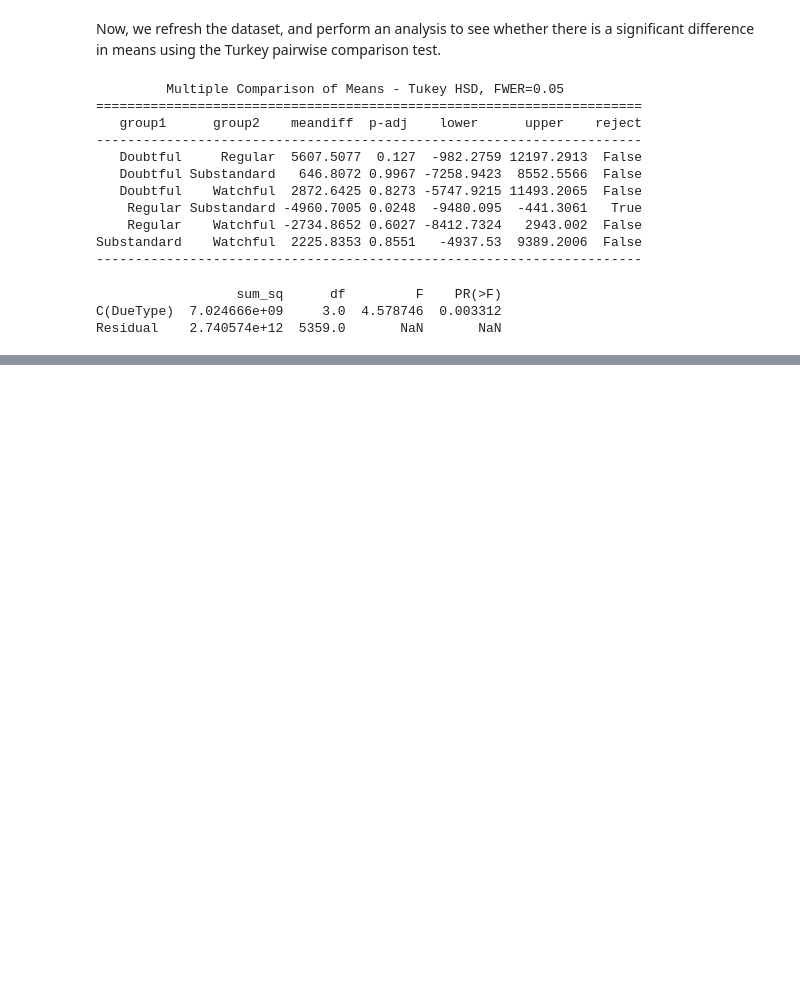
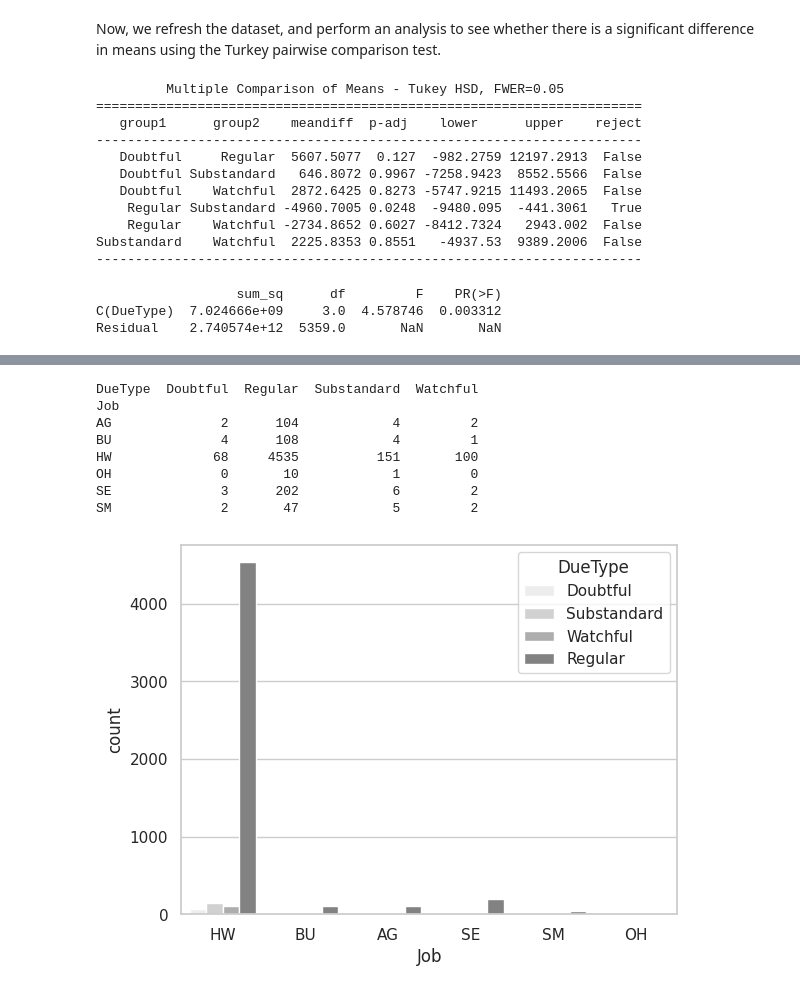
Before and after one commit to FarhanKamrul/BUROBD_EDA, a Jupyter notebook: Notebook2.ipynb, the cells around one changed output, grey strips where cells are left out. Cells and saved outputs as stored; diff of their text form; code cells hidden in the pictures; blank space fills up the shorter version.

```diff
--- a/Notebook2.ipynb
+++ b/Notebook2.ipynb
@@ -486,0 +678,25 @@ Residual    2.740574e+12  5359.0       NaN       NaN
+# %%
+import pandas as pd
+import seaborn as sns
+import matplotlib.pyplot as plt
+
+df = df.rename(columns={'Self_Employed': 'Job'})
+
+# Assuming df is your DataFrame and "Activity" and "Risk_Level" are your columns of interest
+cross_tab = pd.crosstab(df['Job'], df['DueType'])
+
+print(cross_tab)
+
+# To create a bar plot
+sns.countplot(x='Job', hue='DueType', data=df)
+plt.show()
+# %% [output]
+DueType  Doubtful  Regular  Substandard  Watchful
+Job
+AG              2      104            4         2
+BU              4      108            4         1
+HW             68     4535          151       100
+OH              0       10            1         0
+SE              3      202            6         2
+SM              2       47            5         2
+[figure, added]
```
Also changed, not shown: parts of 20 cells of this notebook.
